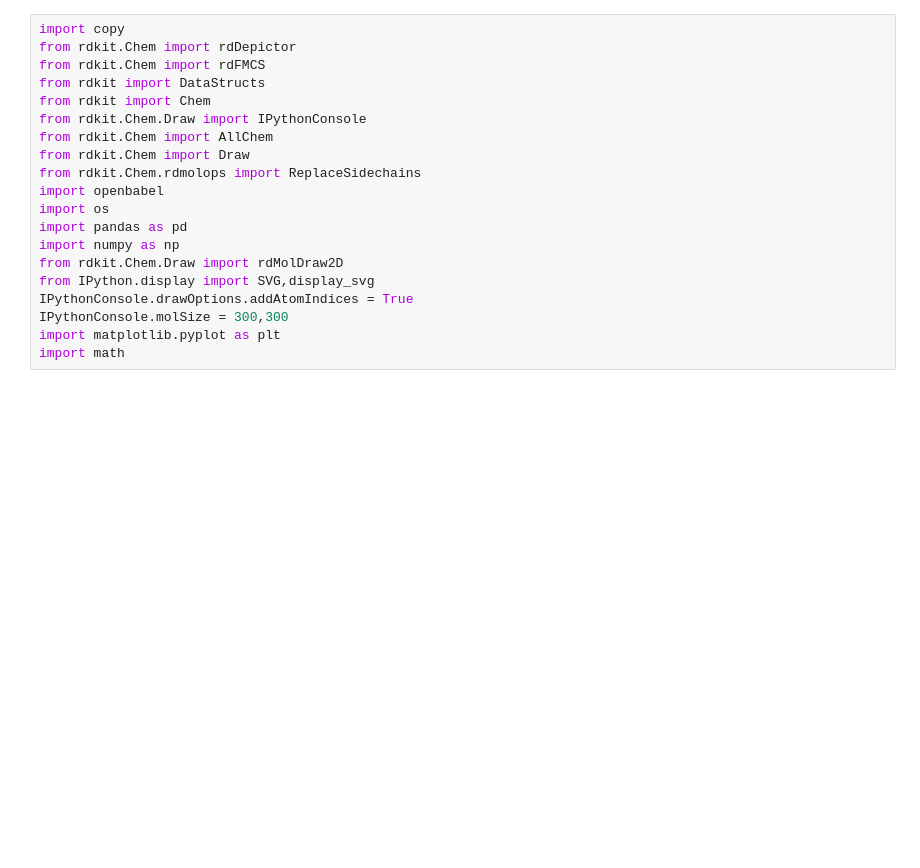
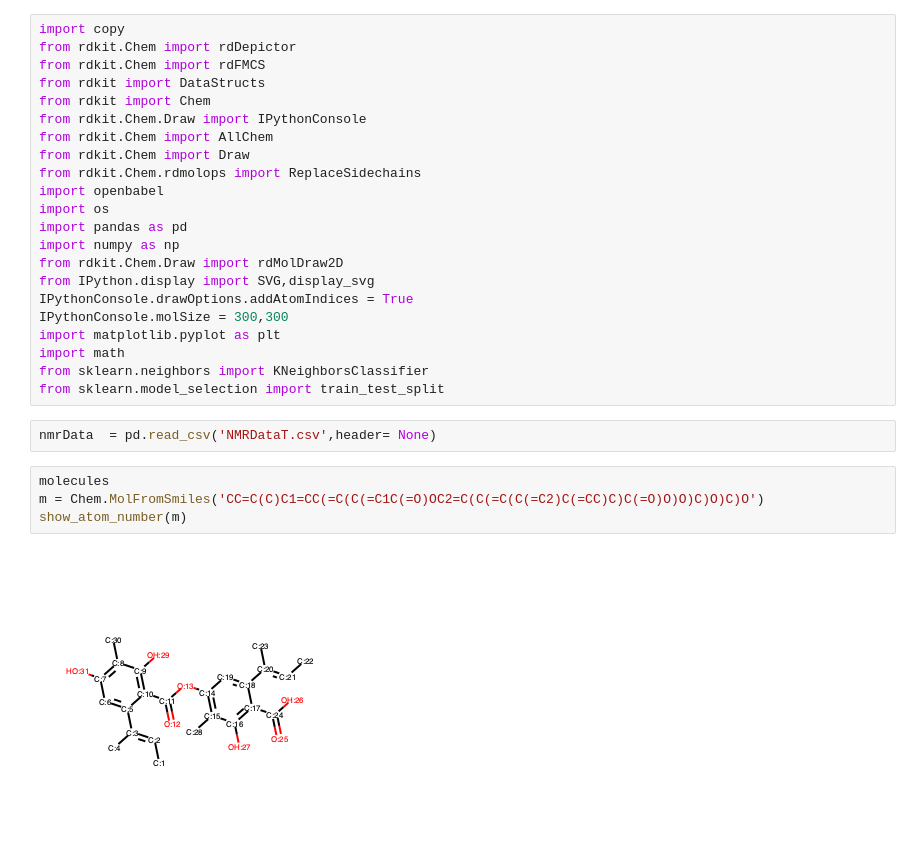
Before and after one commit to akelechi/ML, a Jupyter notebook: Final Project.ipynb, the cells around one changed output. Drawn from its saved outputs; the diff is of its cells as text; blank space fills up the shorter version.

```diff
--- a/Final Project.ipynb
+++ b/Final Project.ipynb
@@ -18,5 +18,15 @@ IPythonConsole.drawOptions.addAtomIndices = True
 IPythonConsole.molSize = 300,300
 import matplotlib.pyplot as plt
 import math
+from sklearn.neighbors import KNeighborsClassifier
+from sklearn.model_selection import train_test_split
+# %%
+nmrData  = pd.read_csv('NMRDataT.csv',header= None)
+# %%
+molecules
+m = Chem.MolFromSmiles('CC=C(C)C1=CC(=C(C(=C1C(=O)OC2=C(C(=C(C(=C2)C(=CC)C)C(=O)O)O)C)O)C)O')
+show_atom_number(m)
+# %% [output]
+[figure, added]
 # %%
 #Store data in array. Each index contains atom index, multiplicity and shift for a given substituted molecule.
```
Also changed, not shown: parts of 8 cells of this notebook.
